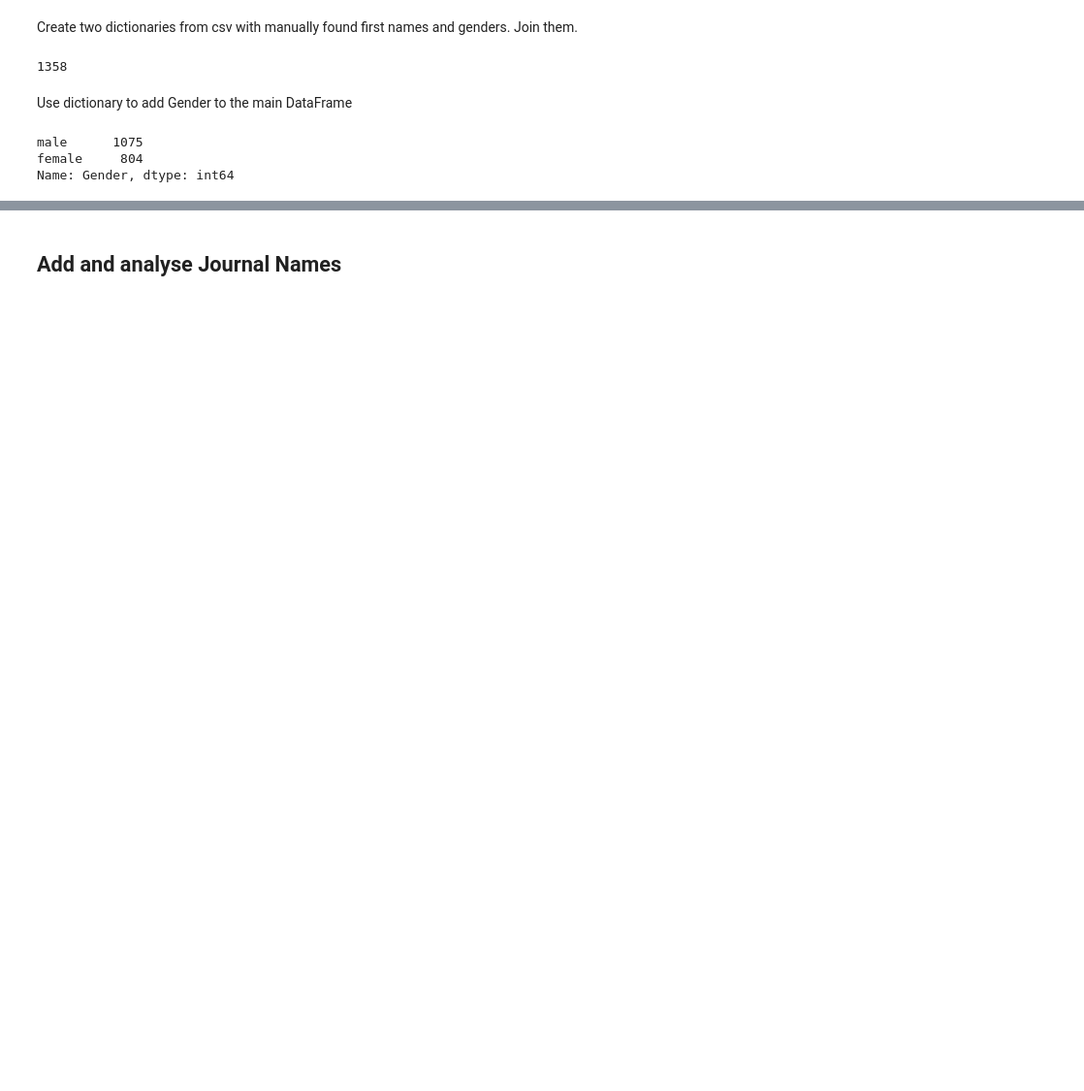
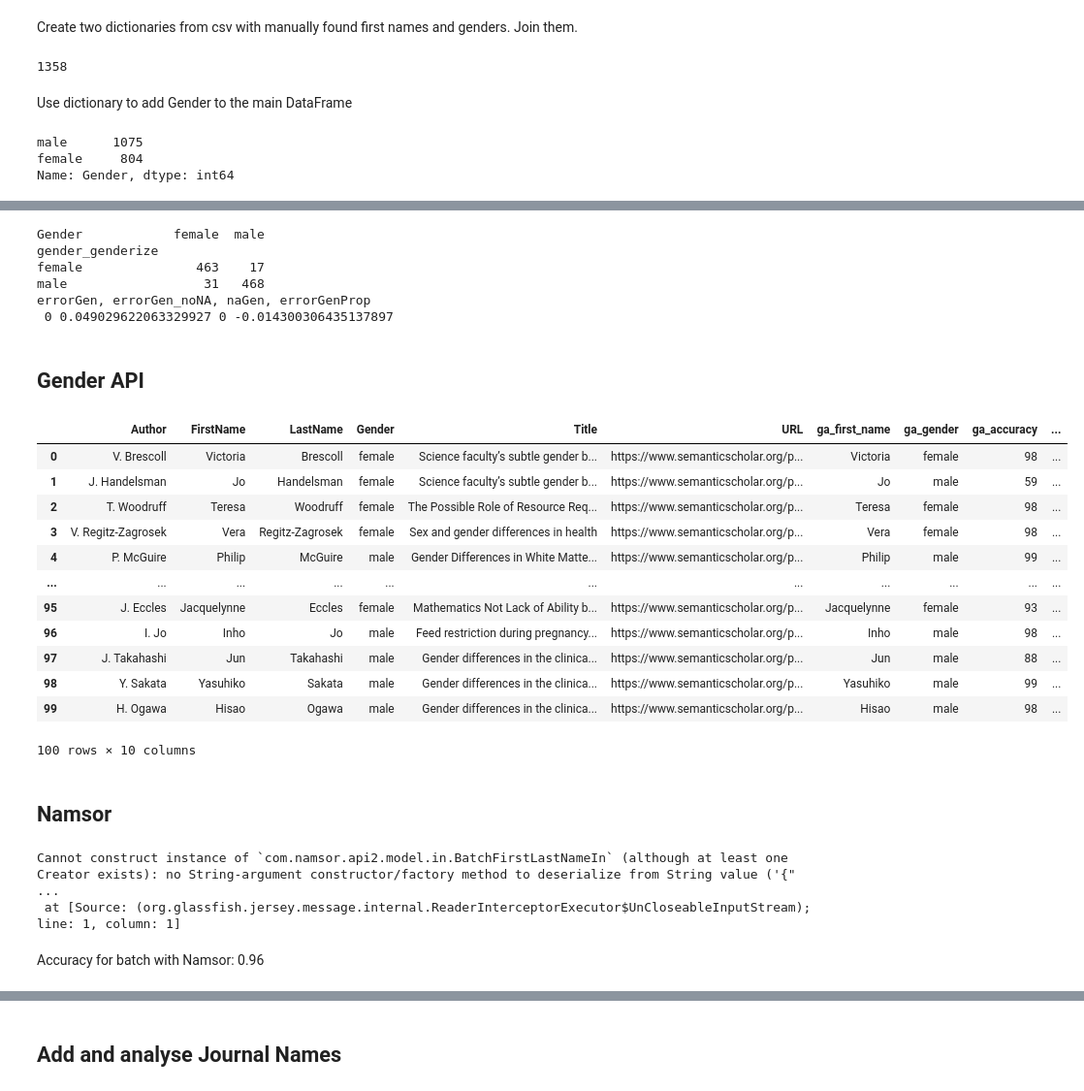
Before and after one commit to hexann666/MSc_gender_bias, a Jupyter notebook: semantic_scholar.ipynb, the cells around one changed output, grey strips where cells are left out. Shown at 97% size. Drawn from its saved outputs; the diff is of its cells as text; code cells hidden in the pictures; blank space fills up the shorter version.

```diff
--- a/semantic_scholar.ipynb
+++ b/semantic_scholar.ipynb
@@ -1157,0 +1345,26 @@ test_batch_info
+# %%
+conf_mat = crosstab(batch_genderize2['gender_genderize'], batch_genderize2['Gender'])
+print(conf_mat)
+
+acc, prec, rec = calculate_metrics(batch_genderize2['Gender'], batch_genderize2['gender_genderize'])
+errorGen, errorGen_noNA, naGen, errorGenProp = calculate_gender_metrics(batch_genderize2['Gender'], batch_genderize2['gender_genderize'])
+
+print('errorGen, errorGen_noNA, naGen, errorGenProp', '\n',errorGen, errorGen_noNA, naGen, errorGenProp)
+
+results_genderize = {'accuracy':acc,
+                   'precision':prec,
+                   'recall':rec,
+                   'errorGen':errorGen,
+                   'errorGen_noNA': errorGen_noNA,
+                   'naGen':naGen,
+                   'errorGenProp': errorGenProp}
+gender_results = gender_results.append(DataFrame(results_genderize, index=['genderize']))
+# %% [output]
+Gender            female  male
+gender_genderize
+female               463    17
+male                  31   468
+errorGen, errorGen_noNA, naGen, errorGenProp
+ 0 0.049029622063329927 0 -0.014300306435137897
+# %% [markdown]
+## Gender API
@@ -1157,0 +1383,17 @@ test_batch_info
+# %%
+batch_100_genderapi = read_csv('data/test_batch_full_info_100_genderapi.csv', index_col=[0]).reset_index(drop=True)
+batch_100_genderapi
+# %% [output]
+|  | Author | FirstName | LastName | Gender | Title | URL | ga_first_name | ga_gender | ga_accuracy | ... |
+| 0 | V. Brescoll | Victoria | Brescoll | female | Science faculty’s subtle gender b... | https://www.semanticscholar.org/p... | Victoria | female | 98 | ... |
+| 1 | J. Handelsman | Jo | Handelsman | female | Science faculty’s subtle gender b... | https://www.semanticscholar.org/p... | Jo | male | 59 | ... |
+| 2 | T. Woodruff | Teresa | Woodruff | female | The Possible Role of Resource Req... | https://www.semanticscholar.org/p... | Teresa | female | 98 | ... |
+| 3 | V. Regitz-Zagrosek | Vera | Regitz-Zagrosek | female | Sex and gender differences in health | https://www.semanticscholar.org/p... | Vera | female | 98 | ... |
+| 4 | P. McGuire | Philip | McGuire | male | Gender Differences in White Matte... | https://www.semanticscholar.org/p... | Philip | male | 99 | ... |
+| ... | ... | ... | ... | ... | ... | ... | ... | ... | ... | ... |
+| 95 | J. Eccles | Jacquelynne | Eccles | female | Mathematics Not Lack of Ability b... | https://www.semanticscholar.org/p... | Jacquelynne | female | 93 | ... |
+| 96 | I. Jo | Inho | Jo | male | Feed restriction during pregnancy... | https://www.semanticscholar.org/p... | Inho | male | 98 | ... |
+| 97 | J. Takahashi | Jun | Takahashi | male | Gender differences in the clinica... | https://www.semanticscholar.org/p... | Jun | male | 88 | ... |
+| 98 | Y. Sakata | Yasuhiko | Sakata | male | Gender differences in the clinica... | https://www.semanticscholar.org/p... | Yasuhiko | male | 99 | ... |
+| 99 | H. Ogawa | Hisao | Ogawa | male | Gender differences in the clinica... | https://www.semanticscholar.org/p... | Hisao | male | 98 | ... |
+100 rows × 10 columns
@@ -1157,0 +1405,30 @@ test_batch_info
+# %% [markdown]
+## Namsor
+# %%
+namsor_api_key = config_keys.namsor_api_key
+
+namsor_url = "https://v2.namsor.com/NamSorAPIv2/api2/json/genderBatch"
+FirstName = test_batch_info.FirstName.iloc[0]
+LastName = test_batch_info.LastName.iloc[0]
+
+namsor_req =  {
+  "personalNames": [
+    {
+      "firstName": "Keith",
+      "lastName": "Haring"
+    }
+  ]
+}
+
+headers = {
+    "X-API-KEY": config_keys.namsor_api_key,
+    "Accept": "application/json",
+    "Content-Type": "application/json"
+}
+
+response = requests.request("POST", namsor_url, json=json.dumps(namsor_req), headers=headers)
+
+print(response.text)
+# %% [output]
+Cannot construct instance of `com.namsor.api2.model.in.BatchFirstLastNameIn` (although at least one Creator exists): no String-argument constructor/factory method to deserialize from String value ('{" ...
+ at [Source: (org.glassfish.jersey.message.internal.ReaderInterceptorExecutor$UnCloseableInputStream); line: 1, column: 1]
@@ -1157,0 +1438,2 @@ test_batch_info
+# %% [markdown]
+Accuracy for batch with Namsor: 0.96
```
Also changed, not shown: parts of 134 cells of this notebook, 6 other files.
